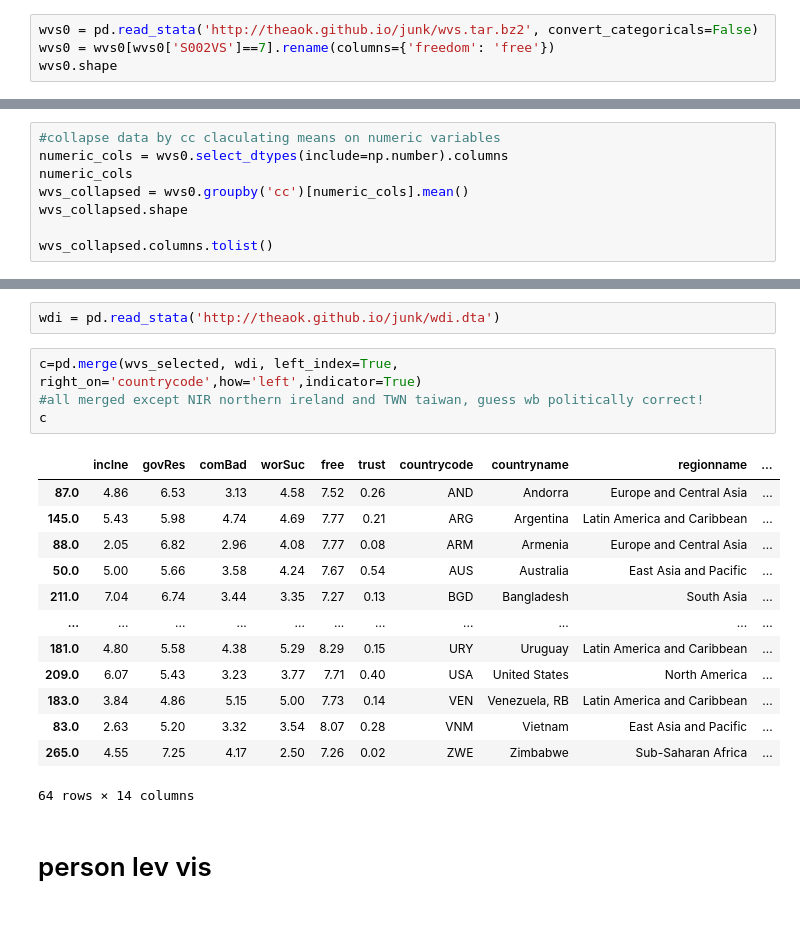
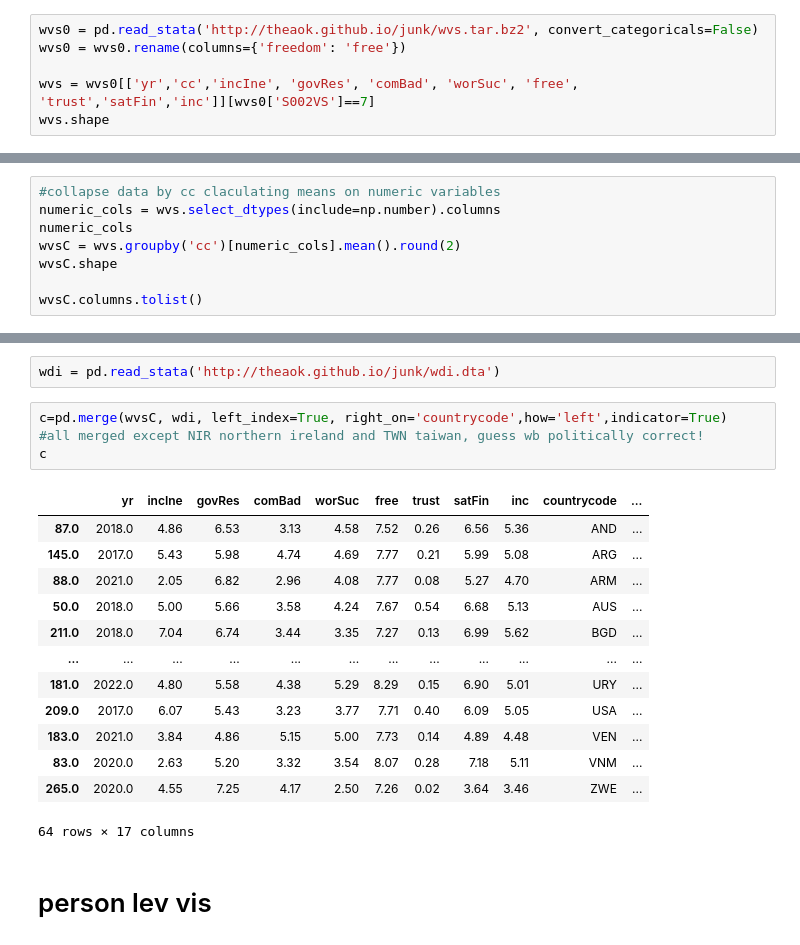
Before and after one commit to theaok/leonieAgency, a Jupyter notebook: leonieAgency.ipynb, the cells around one changed output, grey strips where cells are left out. Saved outputs shown, nothing was run; the diff lists cells and outputs as text.

```diff
--- a/leonieAgency.ipynb
+++ b/leonieAgency.ipynb
@@ -76,6 +76,8 @@ plt.style.use('classic')  #  'seaborn-whitegrid' 'seaborn-white' 'seaborn-poster
 import plotly.express as px
 # %%
 wvs0 = pd.read_stata('http://theaok.github.io/junk/wvs.tar.bz2', convert_categoricals=False)
-wvs0 = wvs0[wvs0['S002VS']==7].rename(columns={'freedom': 'free'})
-wvs0.shape
+wvs0 = wvs0.rename(columns={'freedom': 'free'})
+
+wvs = wvs0[['yr','cc','incIne', 'govRes', 'comBad', 'worSuc', 'free', 'trust','satFin','inc']][wvs0['S002VS']==7]
+wvs.shape
 # %% [output]
@@ -83,9 +85,9 @@ wvs0.shape
 # %%
 #collapse data by cc claculating means on numeric variables
-numeric_cols = wvs0.select_dtypes(include=np.number).columns
+numeric_cols = wvs.select_dtypes(include=np.number).columns
 numeric_cols
-wvs_collapsed = wvs0.groupby('cc')[numeric_cols].mean()
-wvs_collapsed.shape
+wvsC = wvs.groupby('cc')[numeric_cols].mean().round(2)
+wvsC.shape
 
-wvs_collapsed.columns.tolist()
+wvsC.columns.tolist()
 # %% [output]
@@ -147,23 +119,23 @@ wvs_selected
 # %%
 wdi = pd.read_stata('http://theaok.github.io/junk/wdi.dta')
 # %%
-c=pd.merge(wvs_selected, wdi, left_index=True, right_on='countrycode',how='left',indicator=True)
+c=pd.merge(wvsC, wdi, left_index=True, right_on='countrycode',how='left',indicator=True)
 #all merged except NIR northern ireland and TWN taiwan, guess wb politically correct!
 c
 # %% [output]
-|  | incIne | govRes | comBad | worSuc | free | trust | countrycode | countryname | regionname | ... |
-| 87.0 | 4.86 | 6.53 | 3.13 | 4.58 | 7.52 | 0.26 | AND | Andorra | Europe and Central Asia | ... |
-| 145.0 | 5.43 | 5.98 | 4.74 | 4.69 | 7.77 | 0.21 | ARG | Argentina | Latin America and Caribbean | ... |
-| 88.0 | 2.05 | 6.82 | 2.96 | 4.08 | 7.77 | 0.08 | ARM | Armenia | Europe and Central Asia | ... |
-| 50.0 | 5.00 | 5.66 | 3.58 | 4.24 | 7.67 | 0.54 | AUS | Australia | East Asia and Pacific | ... |
-| 211.0 | 7.04 | 6.74 | 3.44 | 3.35 | 7.27 | 0.13 | BGD | Bangladesh | South Asia | ... |
-| ... | ... | ... | ... | ... | ... | ... | ... | ... | ... | ... |
-| 181.0 | 4.80 | 5.58 | 4.38 | 5.29 | 8.29 | 0.15 | URY | Uruguay | Latin America and Caribbean | ... |
-| 209.0 | 6.07 | 5.43 | 3.23 | 3.77 | 7.71 | 0.40 | USA | United States | North America | ... |
-| 183.0 | 3.84 | 4.86 | 5.15 | 5.00 | 7.73 | 0.14 | VEN | Venezuela, RB | Latin America and Caribbean | ... |
-| 83.0 | 2.63 | 5.20 | 3.32 | 3.54 | 8.07 | 0.28 | VNM | Vietnam | East Asia and Pacific | ... |
-| 265.0 | 4.55 | 7.25 | 4.17 | 2.50 | 7.26 | 0.02 | ZWE | Zimbabwe | Sub-Saharan Africa | ... |
+|  | yr | incIne | govRes | comBad | worSuc | free | trust | satFin | inc | countrycode | ... |
+| 87.0 | 2018.0 | 4.86 | 6.53 | 3.13 | 4.58 | 7.52 | 0.26 | 6.56 | 5.36 | AND | ... |
+| 145.0 | 2017.0 | 5.43 | 5.98 | 4.74 | 4.69 | 7.77 | 0.21 | 5.99 | 5.08 | ARG | ... |
+| 88.0 | 2021.0 | 2.05 | 6.82 | 2.96 | 4.08 | 7.77 | 0.08 | 5.27 | 4.70 | ARM | ... |
+| 50.0 | 2018.0 | 5.00 | 5.66 | 3.58 | 4.24 | 7.67 | 0.54 | 6.68 | 5.13 | AUS | ... |
+| 211.0 | 2018.0 | 7.04 | 6.74 | 3.44 | 3.35 | 7.27 | 0.13 | 6.99 | 5.62 | BGD | ... |
+| ... | ... | ... | ... | ... | ... | ... | ... | ... | ... | ... | ... |
+| 181.0 | 2022.0 | 4.80 | 5.58 | 4.38 | 5.29 | 8.29 | 0.15 | 6.90 | 5.01 | URY | ... |
+| 209.0 | 2017.0 | 6.07 | 5.43 | 3.23 | 3.77 | 7.71 | 0.40 | 6.09 | 5.05 | USA | ... |
+| 183.0 | 2021.0 | 3.84 | 4.86 | 5.15 | 5.00 | 7.73 | 0.14 | 4.89 | 4.48 | VEN | ... |
+| 83.0 | 2020.0 | 2.63 | 5.20 | 3.32 | 3.54 | 8.07 | 0.28 | 7.18 | 5.11 | VNM | ... |
+| 265.0 | 2020.0 | 4.55 | 7.25 | 4.17 | 2.50 | 7.26 | 0.02 | 3.64 | 3.46 | ZWE | ... |
-64 rows × 14 columns
+64 rows × 17 columns
 # %% [markdown]
 # person lev vis
 # %%
```
Also changed, not shown: parts of 14 cells of this notebook.
